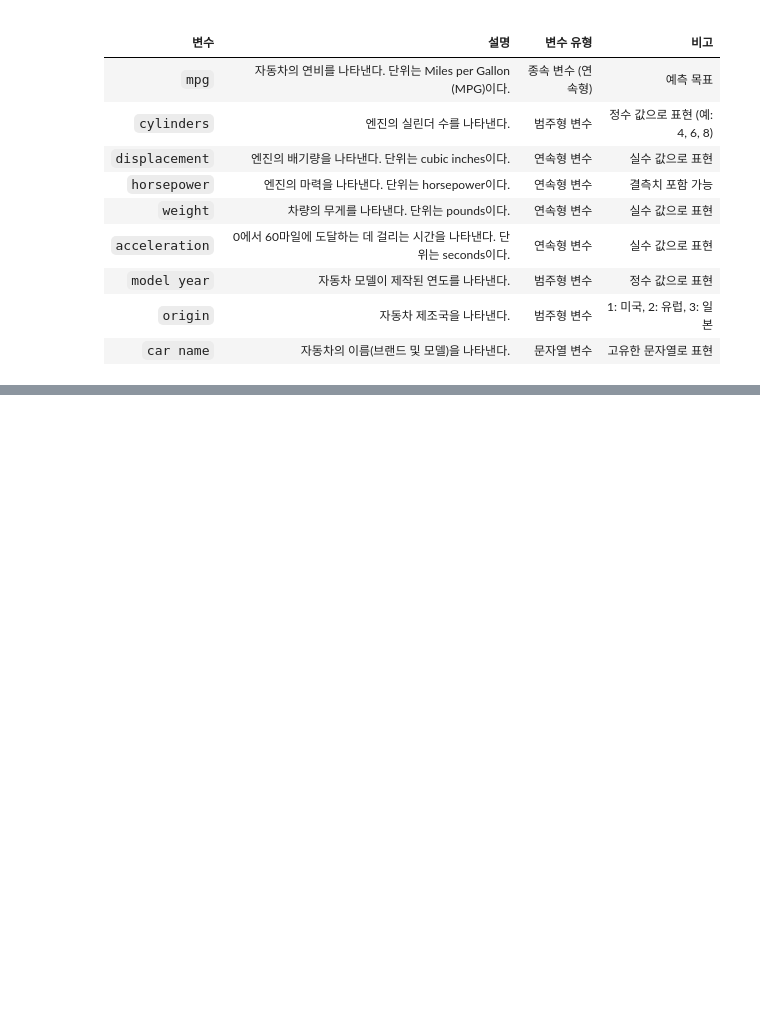
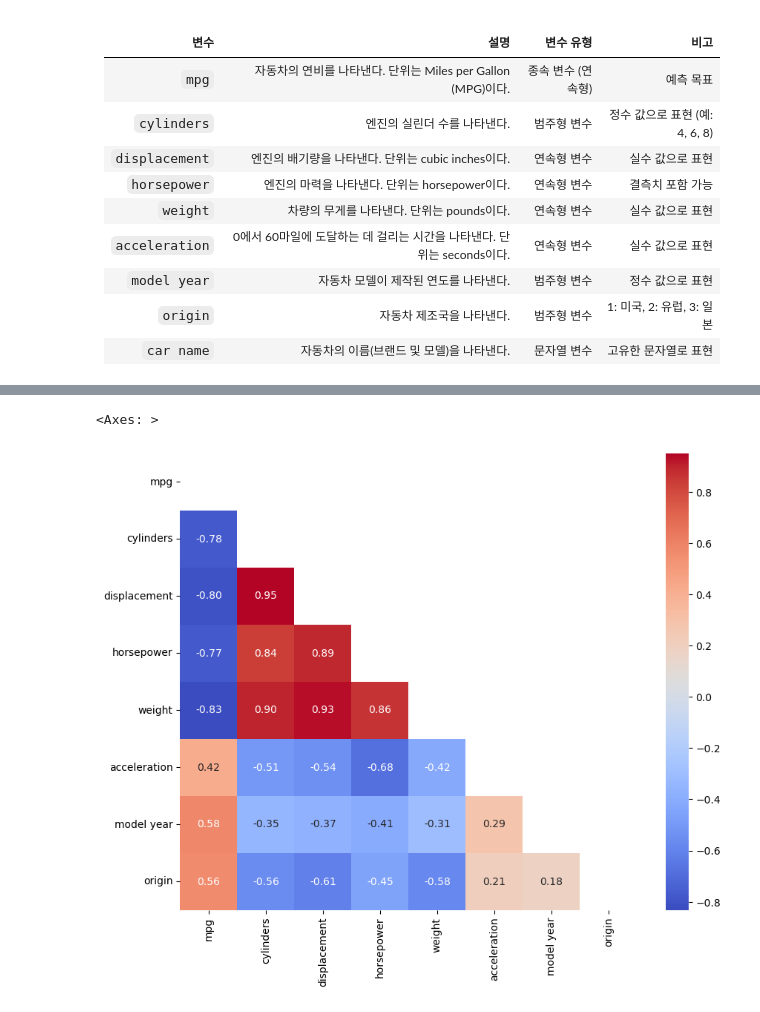
Before and after one commit to nicehyun/Machine_Learning, a Jupyter notebook: Simple_Linear_Regression.ipynb, the cells around one changed output, grey strips where cells are left out. Saved outputs shown, nothing was run; the diff lists cells and outputs as text; code cells hidden in the pictures; blank space fills up the shorter version.

```diff
--- a/Simple_Linear_Regression.ipynb
+++ b/Simple_Linear_Regression.ipynb
@@ -21,0 +179,5 @@ Auto-MPG 데이터셋은 다음과 같은 주요 특징들을 포함한다.
+# %%
+df['horsepower'] = df['horsepower'].replace('?', np.nan)
+df['horsepower'] = df['horsepower'].astype('float')
+
+df.describe()
@@ -21,0 +213,5 @@ Auto-MPG 데이터셋은 다음과 같은 주요 특징들을 포함한다.
+# %%
+print(df['horsepower'].isnull().sum())
+
+df['horsepower'] = df['horsepower'].fillna(df['horsepower'].mean())
+print(df_nan['horsepower'].isnull().sum())
@@ -21,0 +223,3 @@ Auto-MPG 데이터셋은 다음과 같은 주요 특징들을 포함한다.
+# %%
+corr = df.corr(numeric_only=True)
+corr
@@ -21,0 +236,9 @@ Auto-MPG 데이터셋은 다음과 같은 주요 특징들을 포함한다.
+# %%
+# 마스크 생성 (상단 트라이앵글을 숨김)
+mask = np.triu(np.ones_like(corr, dtype=bool))
+
+plt.figure(figsize=(10, 8))
+sns.heatmap(corr, mask=mask, cmap='coolwarm', annot=True, fmt='.2f', cbar=True, square=True)
+# %% [output]
+<Axes: >
+[figure, added]
```
Also changed, not shown: parts of 49 cells of this notebook.
